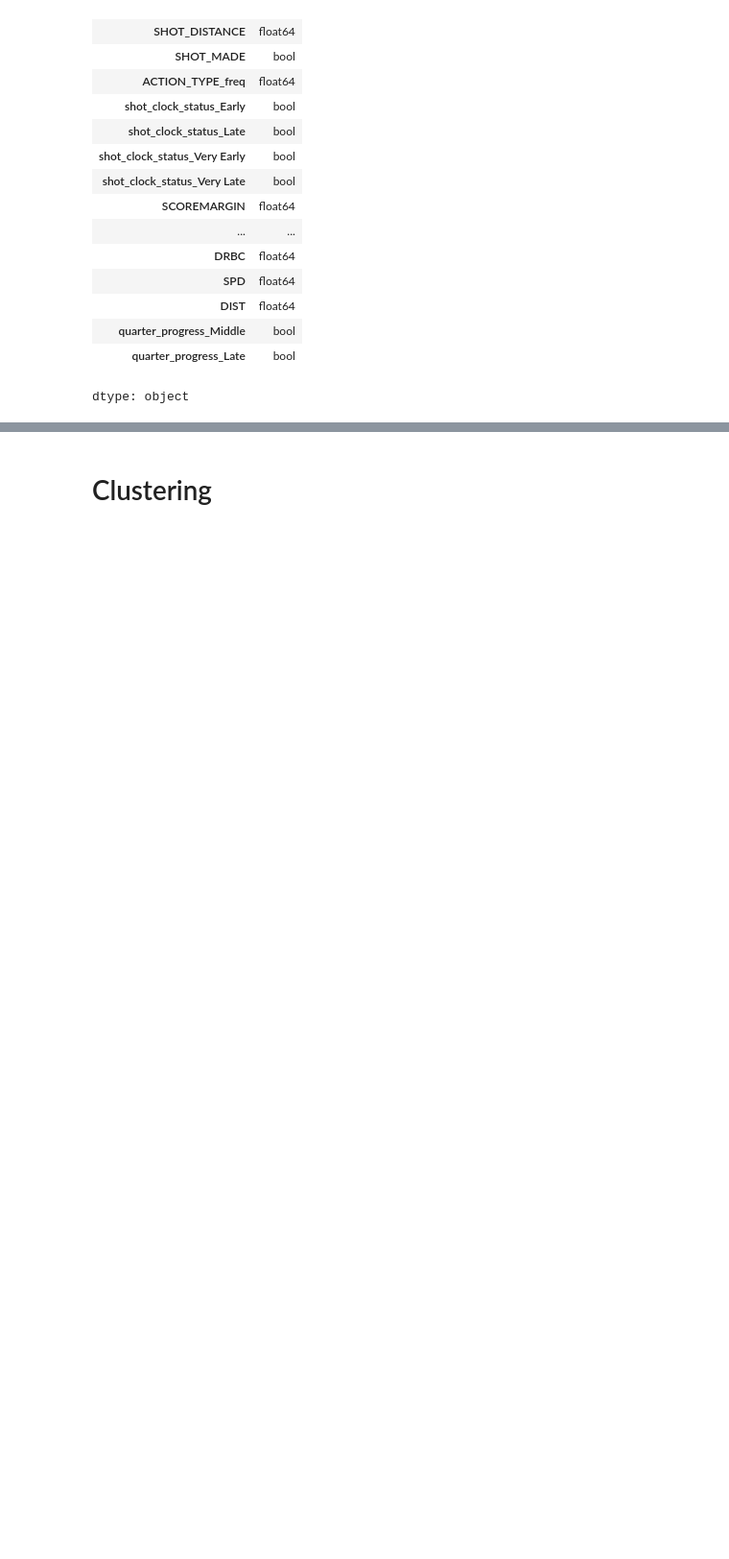
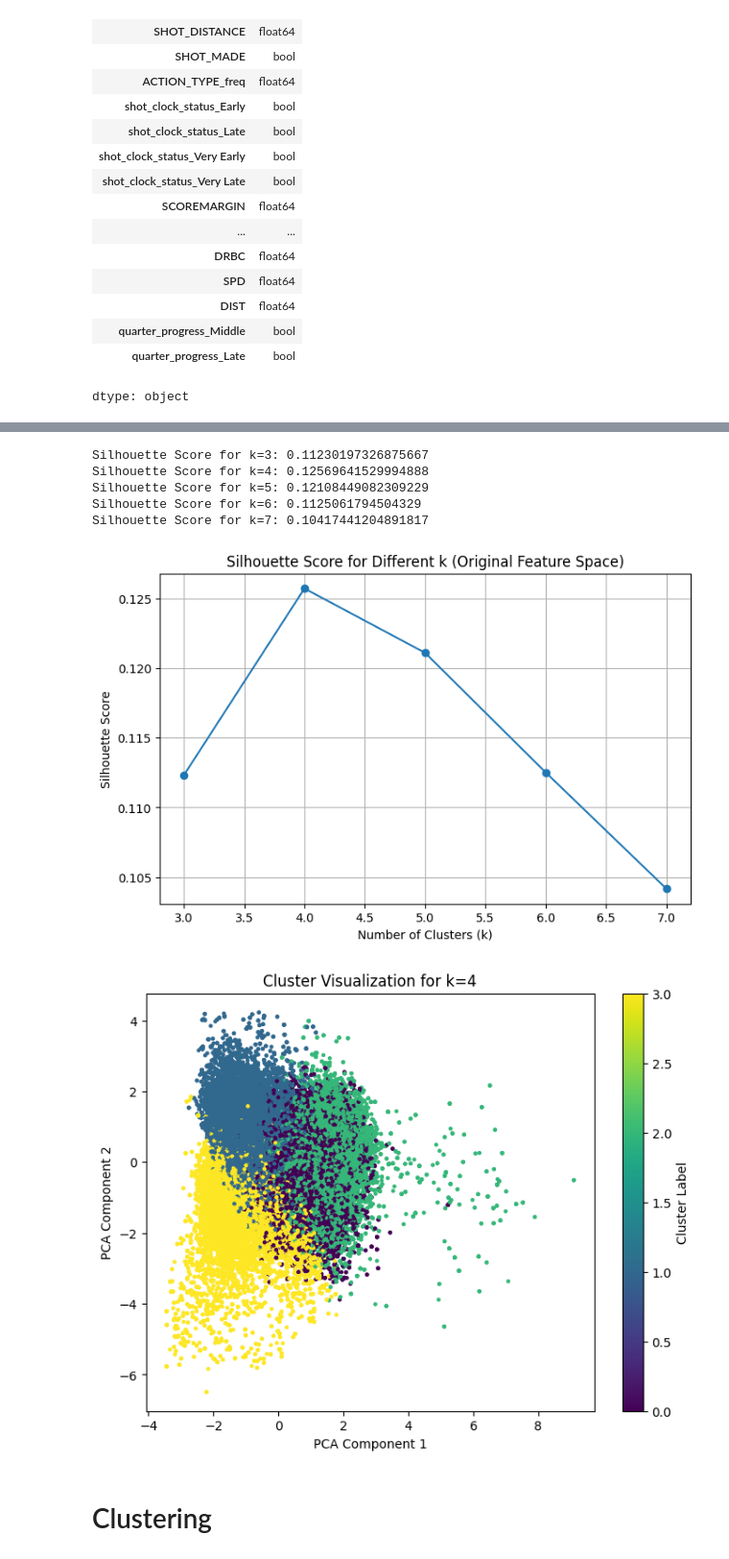
Before and after one commit to Saksham-tyagi1/NBA-Analysis, a Jupyter notebook: Clustering_Stage_1_.ipynb, the cells around one changed output, grey strips where cells are left out. Shown at 96% size. Cells and saved outputs as stored; diff of their text form; code cells hidden in the pictures; blank space fills up the shorter version.

```diff
--- a/Clustering_Stage_1_.ipynb
+++ b/Clustering_Stage_1_.ipynb
@@ -450,3 +577,76 @@ Final Selected Features for Clustering:
+# %%
+from sklearn.cluster import MiniBatchKMeans
+from sklearn.decomposition import PCA
+from sklearn.metrics import silhouette_score
+import matplotlib.pyplot as plt
+from joblib import Parallel, delayed
+
+# Define a stratification column to ensure diverse sampling
+df['stratify_column'] = df['SHOT_TYPE'].astype(str) + '_' + df['QUARTER'].astype(str)
+
+# Sampling
+sample_size = 100000  # Adjust sample size as needed
+sampled_data, _ = train_test_split(
+    df,
+    test_size=(1 - sample_size / len(df)),
+    stratify=df['stratify_column'],
+    random_state=42
+)
+
+# Use only the selected features for clustering (in the original feature space)
+data_for_clustering = sampled_data[selected_features]
+
+# Function to calculate silhouette score for a given k
+def calculate_silhouette(k, data):
+    model = MiniBatchKMeans(n_clusters=k, random_state=42, batch_size=1000)
+    cluster_labels = model.fit_predict(data)
+    score = silhouette_score(data, cluster_labels)
+    return k, score, cluster_labels
+
+# Evaluate silhouette scores for k=3 to k=7 in parallel
+k_values = range(3, 8)
+results = Parallel(n_jobs=-1)(
+    delayed(calculate_silhouette)(k, data_for_clustering) for k in k_values
+)
+
+# Extract best k based on silhouette score
+k_values, scores, cluster_labels_list = zip(*results)
+best_k = k_values[scores.index(max(scores))]  # Choose the k with the highest silhouette score
+best_cluster_labels = cluster_labels_list[scores.index(max(scores))]
+
+# Print silhouette scores
+for k, score in zip(k_values, scores):
+    print(f"Silhouette Score for k={k}: {score}")
+
+# Plot silhouette scores
+plt.figure(figsize=(8, 5))
+plt.plot(k_values, scores, marker='o')
+plt.xlabel('Number of Clusters (k)')
+plt.ylabel('Silhouette Score')
+plt.title('Silhouette Score for Different k (Original Feature Space)')
+plt.grid()
+plt.show()
+
+# Apply PCA for visualization (after selecting best_k)
+pca = PCA(n_components=2)
+data_pca = pca.fit_transform(data_for_clustering)
+
+# 2D Visualization of Clusters using the best k
+plt.figure(figsize=(8, 6))
+plt.scatter(data_pca[:, 0], data_pca[:, 1], c=best_cluster_labels, cmap='viridis', s=5)
+plt.xlabel('PCA Component 1')
+plt.ylabel('PCA Component 2')
+plt.title(f'Cluster Visualization for k={best_k}')
+plt.colorbar(label='Cluster Label')
+plt.show()
+# %% [output]
+Silhouette Score for k=3: 0.11230197326875667
+Silhouette Score for k=4: 0.12569641529994888
+Silhouette Score for k=5: 0.12108449082309229
+Silhouette Score for k=6: 0.1125061794504329
+Silhouette Score for k=7: 0.10417441204891817
+[figure, added]
+[figure, added]
 # %% [markdown]
 # Clustering
 # %%
```
Also changed, not shown: parts of 77 cells of this notebook.
